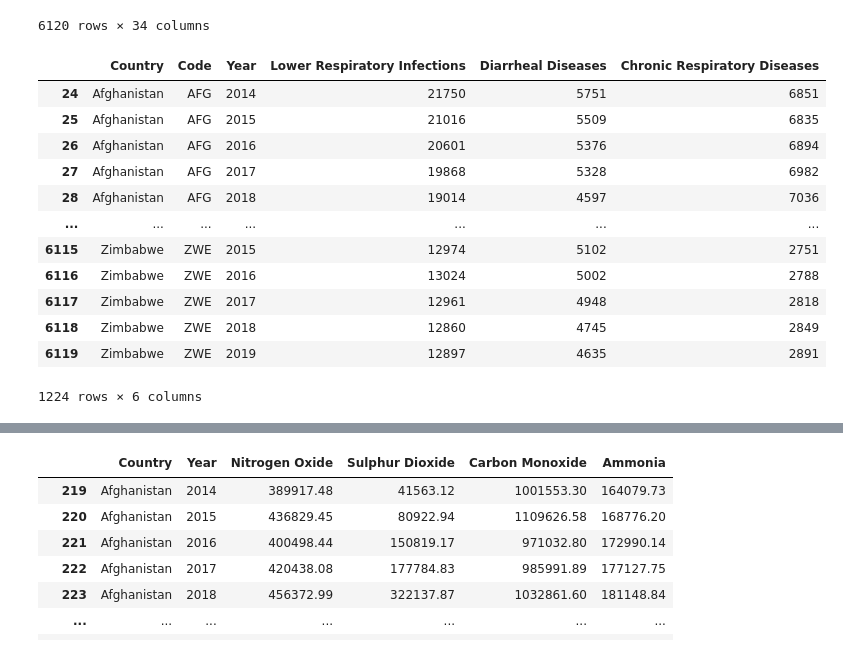
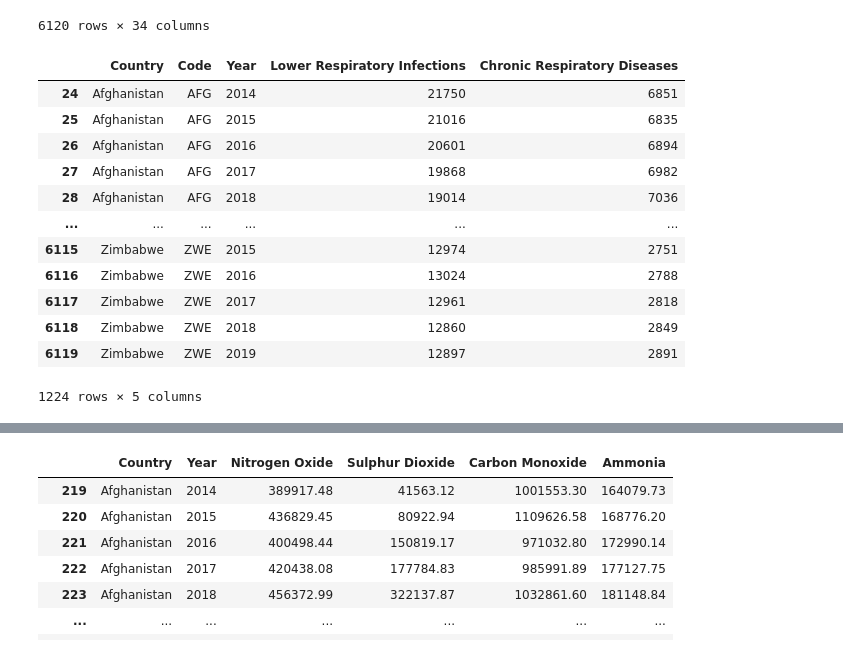
Before and after one commit to Whereiswendy/PolutionEffects-APIStudy, a Jupyter notebook: Air Quality Vs Respiratory/Untitled.ipynb, the cells around one changed output, grey strips where cells are left out. Drawn from its saved outputs; the diff is of its cells as text; code cells hidden in the pictures.

```diff
--- a/Air Quality Vs Respiratory/Untitled.ipynb
+++ b/Air Quality Vs Respiratory/Untitled.ipynb
@@ -30,34 +32,34 @@ cause_of_death_df
 # %%
 #delete extra columns from the list
 delete_death_columns = ["Meningitis", "Alzheimer's Disease and Other Dementias", "Parkinson's Disease", "Nutritional Deficiencies",
                         "Malaria", "Drowning", "Interpersonal Violence","Diabetes Mellitus","Chronic Kidney Disease","Poisonings",
                         "Protein-Energy Malnutrition","Road Injuries","Cirrhosis and Other Chronic Liver Diseases","Digestive Diseases",
                         "Fire, Heat, and Hot Substances","Acute Hepatitis","Maternal Disorders","HIV/AIDS","Drug Use Disorders",
-                        "Tuberculosis","Cardiovascular Diseases","Neonatal Disorders","Alcohol Use Disorders","Self-harm",
+                        "Tuberculosis","Neonatal Disorders","Alcohol Use Disorders","Self-harm",
                         "Exposure to Forces of Nature","Exposure to Forces of Nature", "Environmental Heat and Cold Exposure", "Neoplasms",
-                        "Conflict and Terrorism"]
+                        "Conflict and Terrorism", "Diarrheal Diseases","Cardiovascular Diseases"]
 cause_of_death_df.drop(columns = delete_death_columns, inplace = True)
 
 #Rename the country column
 cause_of_death_df = cause_of_death_df.rename(columns={'Country/Territory': 'Country'})
 
 #filter cause of death from 2014 to 2019
 cause_of_death_filtered = cause_of_death_df[(cause_of_death_df['Year'] >= 2014) & (cause_of_death_df['Year'] <= 2019)]
 cause_of_death_filtered
 # %% [output]
-|  | Country | Code | Year | Lower Respiratory Infections | Diarrheal Diseases | Chronic Respiratory Diseases |
-| 24 | Afghanistan | AFG | 2014 | 21750 | 5751 | 6851 |
-| 25 | Afghanistan | AFG | 2015 | 21016 | 5509 | 6835 |
-| 26 | Afghanistan | AFG | 2016 | 20601 | 5376 | 6894 |
-| 27 | Afghanistan | AFG | 2017 | 19868 | 5328 | 6982 |
-| 28 | Afghanistan | AFG | 2018 | 19014 | 4597 | 7036 |
-| ... | ... | ... | ... | ... | ... | ... |
-| 6115 | Zimbabwe | ZWE | 2015 | 12974 | 5102 | 2751 |
-| 6116 | Zimbabwe | ZWE | 2016 | 13024 | 5002 | 2788 |
-| 6117 | Zimbabwe | ZWE | 2017 | 12961 | 4948 | 2818 |
-| 6118 | Zimbabwe | ZWE | 2018 | 12860 | 4745 | 2849 |
-| 6119 | Zimbabwe | ZWE | 2019 | 12897 | 4635 | 2891 |
+|  | Country | Code | Year | Lower Respiratory Infections | Chronic Respiratory Diseases |
+| 24 | Afghanistan | AFG | 2014 | 21750 | 6851 |
+| 25 | Afghanistan | AFG | 2015 | 21016 | 6835 |
+| 26 | Afghanistan | AFG | 2016 | 20601 | 6894 |
+| 27 | Afghanistan | AFG | 2017 | 19868 | 6982 |
+| 28 | Afghanistan | AFG | 2018 | 19014 | 7036 |
+| ... | ... | ... | ... | ... | ... |
+| 6115 | Zimbabwe | ZWE | 2015 | 12974 | 2751 |
+| 6116 | Zimbabwe | ZWE | 2016 | 13024 | 2788 |
+| 6117 | Zimbabwe | ZWE | 2017 | 12961 | 2818 |
+| 6118 | Zimbabwe | ZWE | 2018 | 12860 | 2849 |
+| 6119 | Zimbabwe | ZWE | 2019 | 12897 | 2891 |
-1224 rows × 6 columns
+1224 rows × 5 columns
 # %%
 # filter data based on the year
 cause_of_death = cause_of_death_filtered.pivot(index = 'Country', columns = 'Year', values = ['Lower Respiratory Infections','Chronic Respiratory Diseases'])
```
Also changed, not shown: parts of 10 cells of this notebook, 2 other files.
